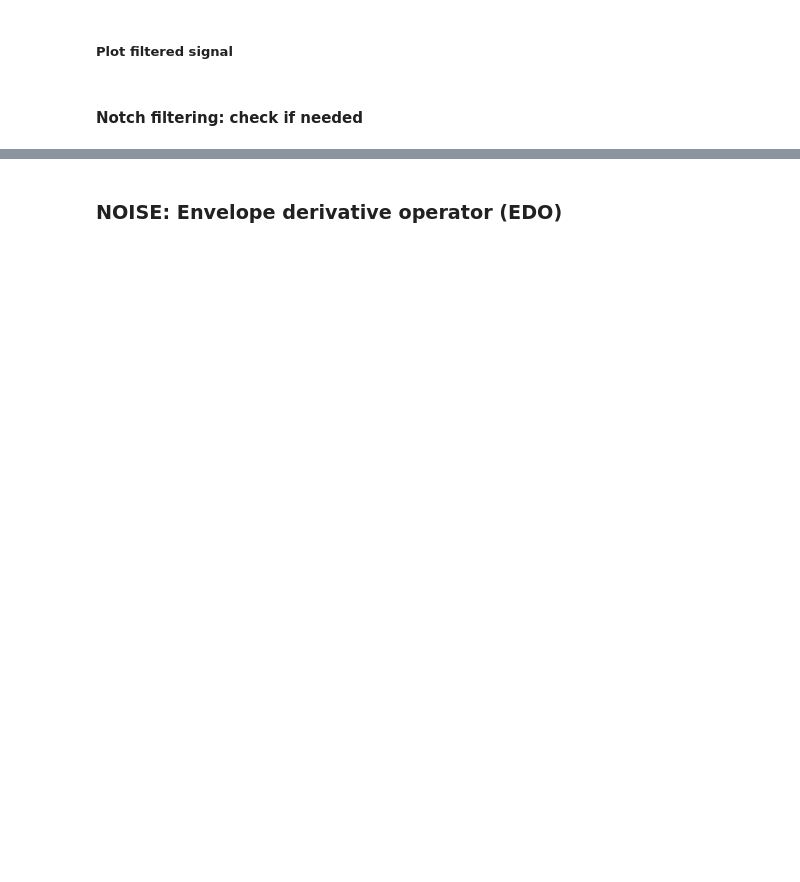
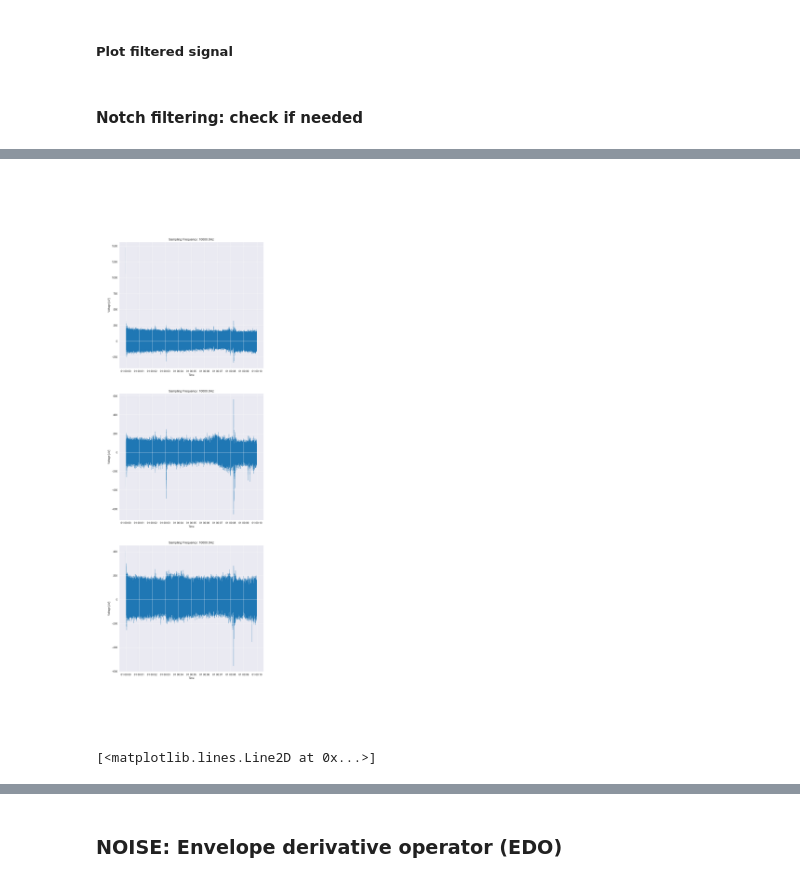
Before and after one commit to petercyli02/Analysis-of-vagus-nerve-recording, a Jupyter notebook: neural_analysis_short.ipynb, the cells around one changed output, grey strips where cells are left out. Drawn from its saved outputs; the diff is of its cells as text; code cells hidden in the pictures; blank space fills up the shorter version.

```diff
--- a/neural_analysis_short.ipynb
+++ b/neural_analysis_short.ipynb
@@ -130,0 +100,6 @@ Name: seconds, Length: 83506752, dtype: float64
+# %%
+channels = []
+for col in record.recording.columns:
+    if col.startswith('ch_'):
+        # self.recording[col] = self.recording[col].astype('float32')
+        channels.append(col.replace('ch_', ''))
@@ -159,7 +146,8 @@ record.detect_method = options_detection[1]   # leave it to butter (option 1)
 record.thresh_type = options_threshold[0]     # do not use it for now
 # Select channel position/number in intan (not channel number in device)
 
-record.channels = [5,8,13]  # Select the channels to use. E.g. 5,8,13 for the recording you have now. Include 'all' to select all the channels available
+# record.channels = [5,8,13]  # Select the channels to use. E.g. 5,8,13 for the recording you have now. Include 'all' to select all the channels available
+record.channels = channels
 
 record.path = path
 config_text = ['Load_from_file %s' %load_from_file, 'Filter: %s'%record.apply_filter, 'Detection: %s'%record.detect_method, 'Threhold type: %s'%record.thresh_type, 'Channels: %s' %record.channels, 'Downsampling: %s' %downsample]
@@ -342,0 +412,15 @@ record.plot_freq_content(record.filtered, int(plot_ch), ylim=[-100, 100], nperse
+# %%
+# start_time = None
+# end_time = None
+start_time = "00000"
+end_time = "01000"
+ylim = None
+record.plot_raw_signals(start_time=start_time, end_time=end_time, ylim=ylim)
+# record.plot_raw_signals(ylim=(-500,500))
+# %% [output]
+[figure, added]
+# %%
+plt.plot(x_range, values)
+plt.show()
+# %% [output]
+[<matplotlib.lines.Line2D at 0x...>]
```
Also changed, not shown: parts of 32 cells of this notebook, 1 other file.
